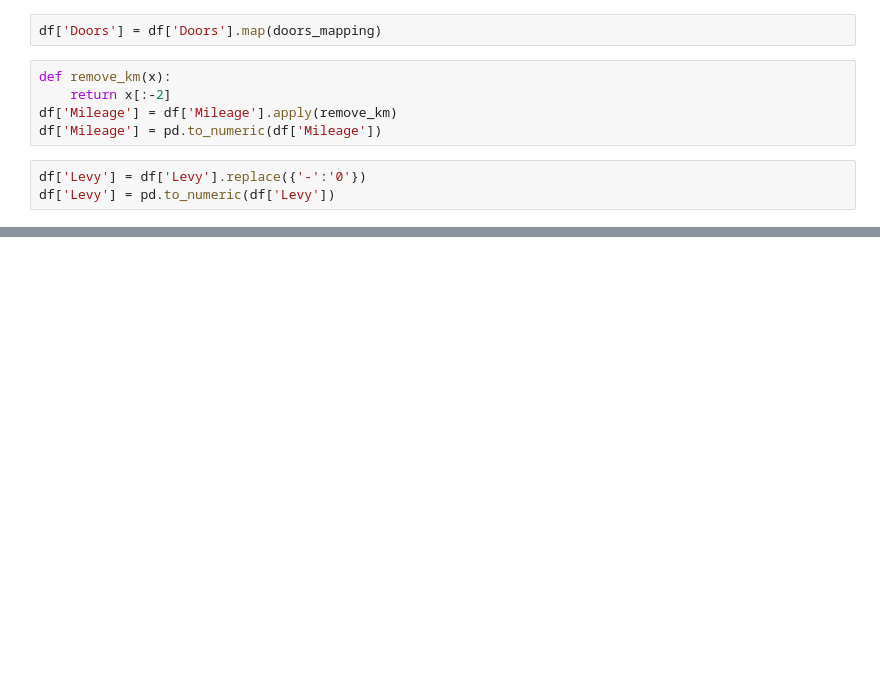
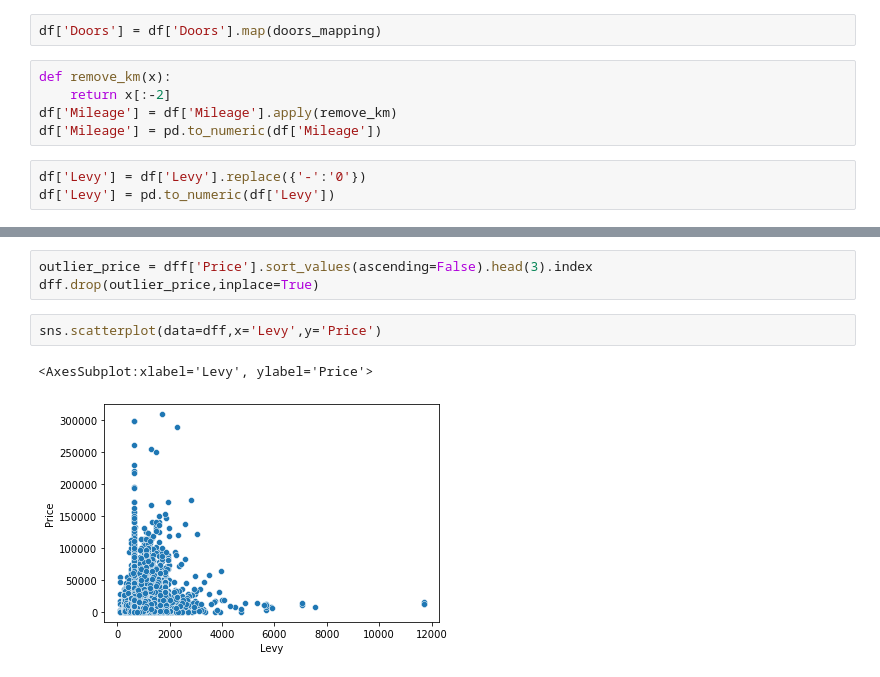
Before and after one commit to isoori/car-price-prediction, a Jupyter notebook: Untitled.ipynb, the cells around one changed output, grey strips where cells are left out. Saved outputs shown, nothing was run; the diff lists cells and outputs as text; blank space fills up the shorter version.

```diff
--- a/Untitled.ipynb
+++ b/Untitled.ipynb
@@ -177,0 +216,8 @@ df['Levy'].mean()
+# %%
+outlier_price = dff['Price'].sort_values(ascending=False).head(3).index
+dff.drop(outlier_price,inplace=True)
+# %%
+sns.scatterplot(data=dff,x='Levy',y='Price')
+# %% [output]
+<AxesSubplot:xlabel='Levy', ylabel='Price'>
+[figure, added]
```
Also changed, not shown: parts of 24 cells of this notebook.
